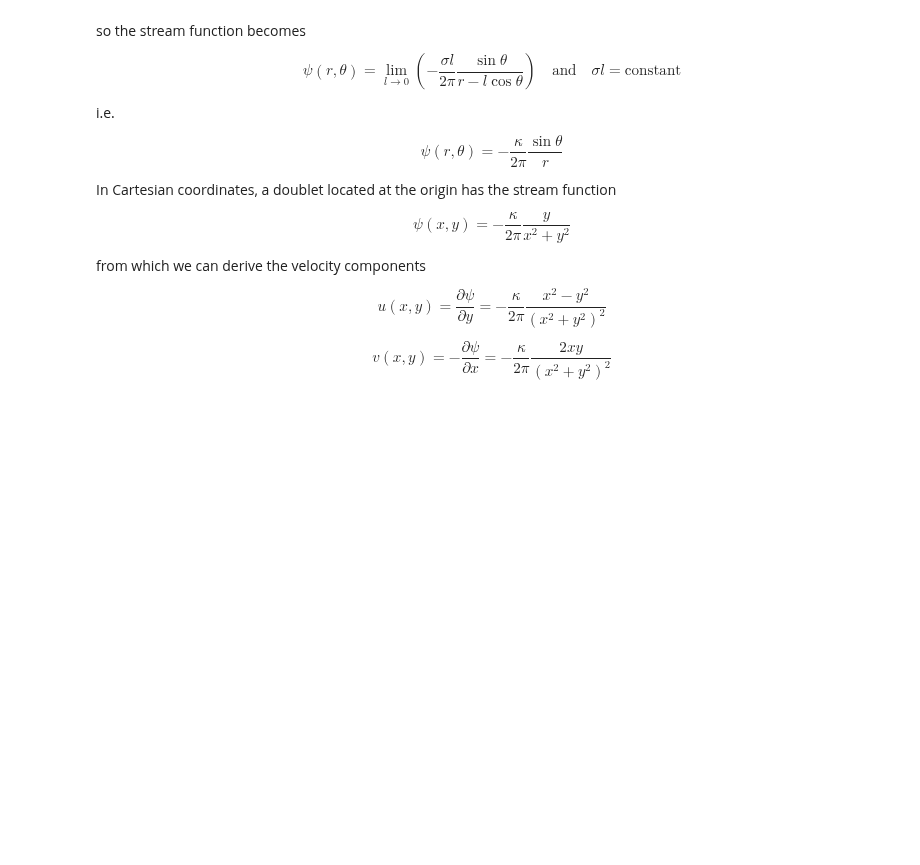
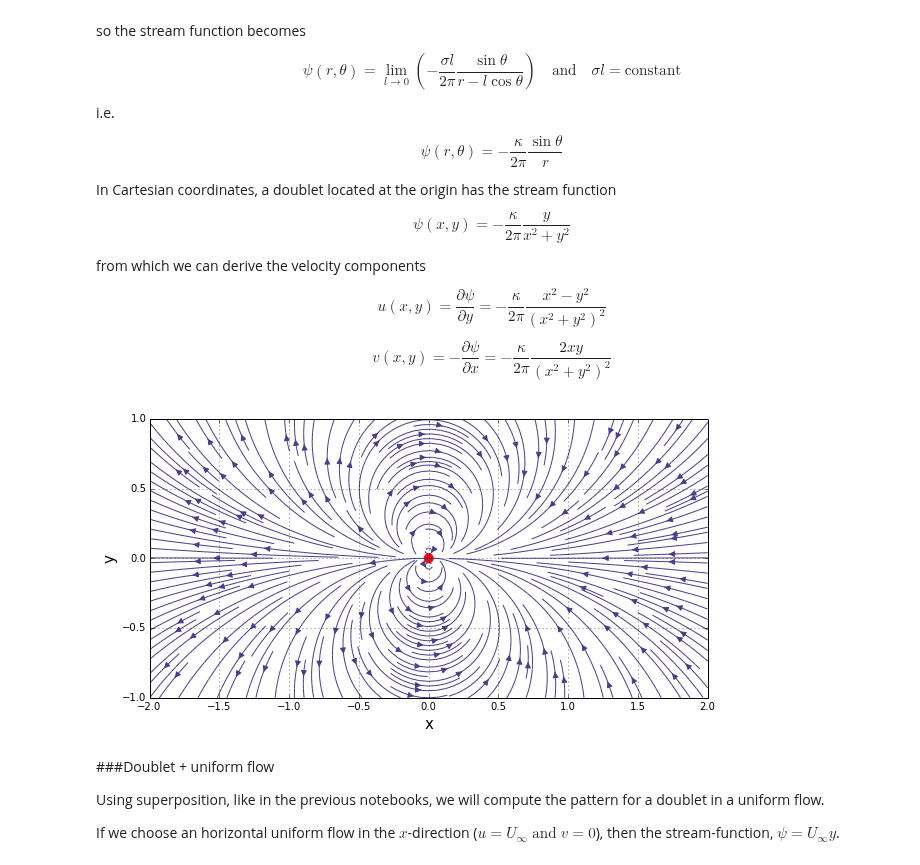
Before and after one commit to engamohd/AeroPython, a Jupyter notebook: my_codes/lesson03_mc.ipynb, the cells around one changed output. Saved outputs shown, nothing was run; the diff lists cells and outputs as text; code cells hidden in the pictures; blank space fills up the shorter version.

```diff
--- a/my_codes/lesson03_mc.ipynb
+++ b/my_codes/lesson03_mc.ipynb
@@ -49,3 +50,22 @@ from which we can derive the velocity components
 $$u\left(x,y\right) = \frac{\partial\psi}{\partial y} = -\frac{\kappa}{2\pi}\frac{x^2-y^2}{\left(x^2+y^2\right)^2}$$
 
 $$v\left(x,y\right) = -\frac{\partial\psi}{\partial x} = -\frac{\kappa}{2\pi}\frac{2xy}{\left(x^2+y^2\right)^2}$$
+# %%
+#Mesh
+
+N = 50                                     # Number of point in each direction
+
+x_start, x_end = -2.0 , 2.0                # x-boundaries (length 4)
+y_start, y_end = -1.0 , 1.0                # y-boundaries (length 2)
+
+x = numpy.linspace(x_start, x_end, N)      # 1D array in x-direction equally spaced and with N points
+y = numpy.linspace(y_start, y_end, N)      # 1D array in y-direction equally spaced and with N points
+
+#Let's generate the mesh grid using x and y
+
+X, Y = numpy.meshgrid(x, y)
+# %%
+#Let's consider a doublet of stregth kappa = 1.0 at the origin
+
+kappa = 1.0                        # strength
+x_doublet, y_doublet = 0.0, 0.0    # location
@@ -51,0 +105,30 @@ $$v\left(x,y\right) = -\frac{\partial\psi}{\partial x} = -\frac{\kappa}{2\pi}\fr
+# %%
+#Let's call the functions with strength kappa and (x_doublet, y_doublet)
+
+# computes the velocity field on the mesh
+u_doublet, v_doublet = get_velocity_doublet(kappa, x_doublet, y_doublet, X, Y)
+
+# computes the stream-function on the mesh
+psi_doublet = get_stream_function_doublet(kappa, x_doublet, y_doublet, X, Y)
+# %%
+#Plotting
+
+pyplot.figure(figsize=(10,5))      #set plot size
+pyplot.grid(True)                  #plot the grid
+
+pyplot.xlim(x_start, x_end)        #set x-lim
+pyplot.ylim(y_start, y_end)        #set y-lim
+pyplot.xlabel('x', fontsize=15)    #set x-label
+pyplot.ylabel('y', fontsize=15)    #set y-label
+
+pyplot.streamplot(X, Y, u_doublet, v_doublet, density=2,
+                  linewidth=1, arrowsize=1.2, arrowstyle='-|>',color='#483D8B')
+pyplot.scatter(x_doublet, y_doublet, color='r', s=80, marker='o');
+# %% [output]
+[figure, added]
+# %% [markdown]
+###Doublet + uniform flow
+
+Using superposition, like in the previous notebooks, we will compute the pattern for a doublet in a uniform flow.
+
+If we choose an horizontal uniform flow in the $x$-direction ($u=U_\infty \; \text{and} \; v=0$), then the stream-function, $\psi = U_\infty y$.
```
Also changed, not shown: parts of 8 cells of this notebook.
